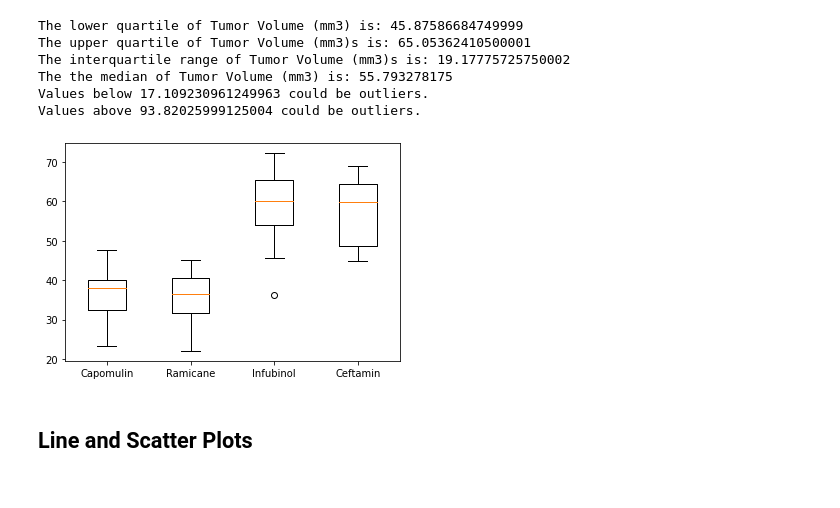
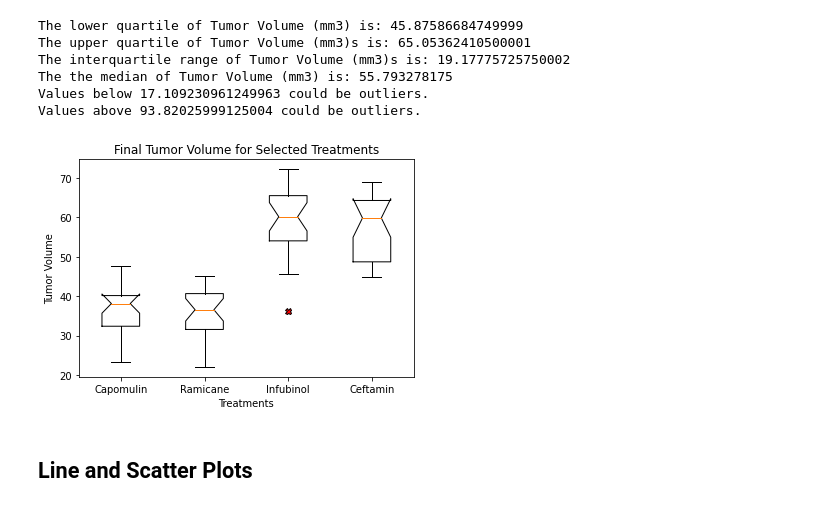
Before and after one commit to Shayoconnell7/pymaceuticals_challenge, a Jupyter notebook: pymaceuticals_challenge.ipynb, the cells around one changed output. Drawn from its saved outputs; the diff is of its cells as text; code cells hidden in the pictures.

Commit message:
cleaned up box and whisker chart

```diff
--- a/pymaceuticals_challenge.ipynb
+++ b/pymaceuticals_challenge.ipynb
@@ -243,8 +243,8 @@ max_tumor.head()
 
 # Merge this group df with the original dataframe to get the tumor volume at the last timepoint
 
-# latest_data = max_tumor.merge(cleaned_df,on=['Mouse ID','Timepoint'],how="left")
-# latest_data
+latest_data = max_tumor.merge(cleaned_df,on=['Mouse ID','Timepoint'],how="left")
+latest_data
 # %% [output]
 |  | Mouse ID | Timepoint |
 | 0 | a203 | 45 |
@@ -298,10 +300,14 @@ Values below 17.109230961249963 could be outliers.
 Values above 93.82025999125004 could be outliers.
 # %%
 # Generate a box plot of the final tumor volume of each mouse across four regimens of interest
-plt.boxplot(tumor_volume_list, labels=treatments)
+red_x = dict(markerfacecolor='r', marker='X')
+plt.boxplot(tumor_volume_list, labels=treatments, flierprops=red_x, notch=True)
+plt.title('Final Tumor Volume for Selected Treatments')
+plt.xlabel('Treatments')
+plt.ylabel('Tumor Volume')
 plt.show()
 # %% [output]
-[figure, old version]
+[figure, new version]
 # %% [markdown]
 ## Line and Scatter Plots
 # %%
```
Also changed, not shown: parts of 1 cell of this notebook.
